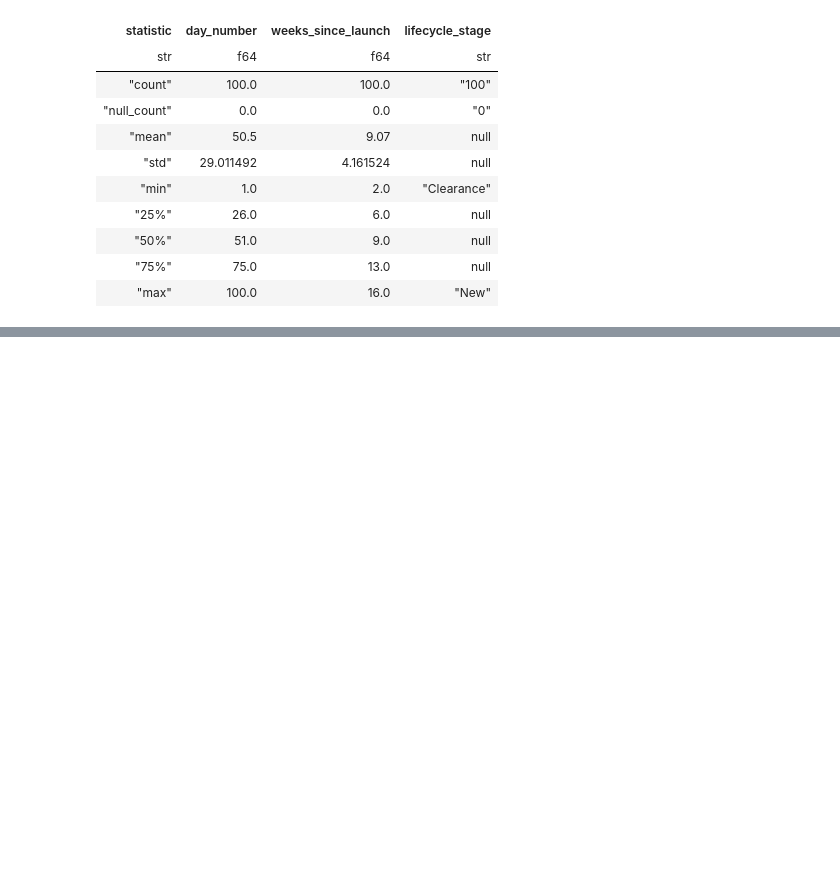
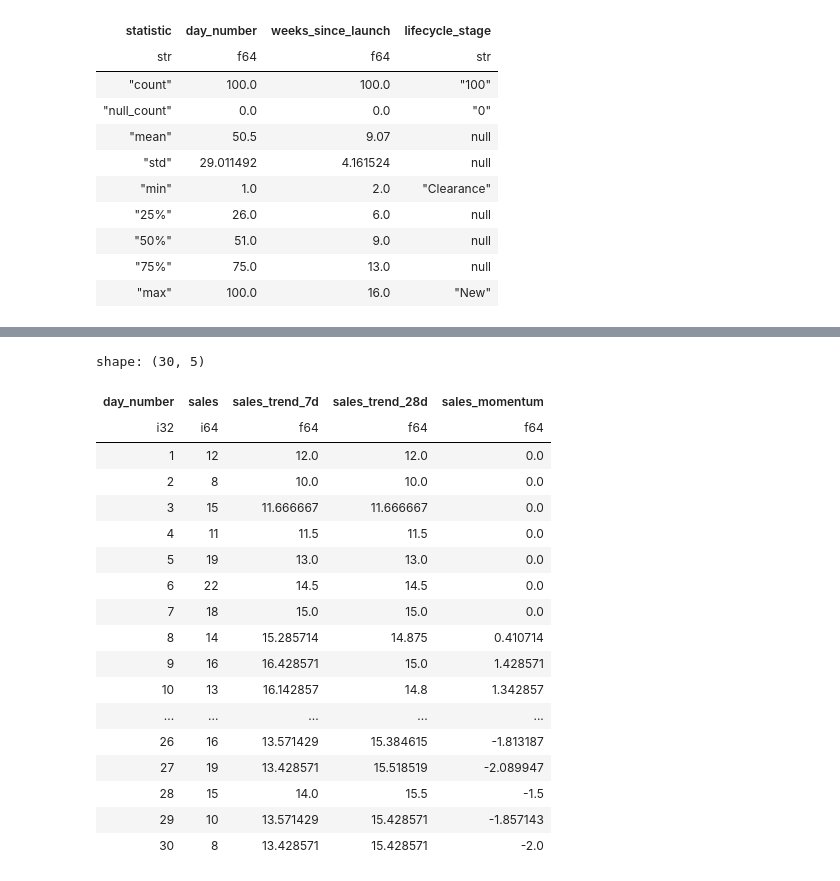
Before and after one commit to dany-stefan/jesta_workspace, a Jupyter notebook: dany_stefan_ml_assessment/tmp_answers_part2.ipynb, the cells around one changed output, grey strips where cells are left out. Cells and saved outputs as stored; diff of their text form; code cells hidden in the pictures; blank space fills up the shorter version.

```diff
--- a/dany_stefan_ml_assessment/tmp_answers_part2.ipynb
+++ b/dany_stefan_ml_assessment/tmp_answers_part2.ipynb
@@ -543,0 +544,22 @@ SchemaError: invalid series dtype: expected `String`, got `date` for series with
+# %%
+df.select(["day_number", "sales", "sales_trend_7d", "sales_trend_28d", "sales_momentum"]).head(30)
+# %% [output]
+shape: (30, 5)
+| day_number | sales | sales_trend_7d | sales_trend_28d | sales_momentum |
+| i32 | i64 | f64 | f64 | f64 |
+| 1 | 12 | 12.0 | 12.0 | 0.0 |
+| 2 | 8 | 10.0 | 10.0 | 0.0 |
+| 3 | 15 | 11.666667 | 11.666667 | 0.0 |
+| 4 | 11 | 11.5 | 11.5 | 0.0 |
+| 5 | 19 | 13.0 | 13.0 | 0.0 |
+| 6 | 22 | 14.5 | 14.5 | 0.0 |
+| 7 | 18 | 15.0 | 15.0 | 0.0 |
+| 8 | 14 | 15.285714 | 14.875 | 0.410714 |
+| 9 | 16 | 16.428571 | 15.0 | 1.428571 |
+| 10 | 13 | 16.142857 | 14.8 | 1.342857 |
+| ... | ... | ... | ... | ... |
+| 26 | 16 | 13.571429 | 15.384615 | -1.813187 |
+| 27 | 19 | 13.428571 | 15.518519 | -2.089947 |
+| 28 | 15 | 14.0 | 15.5 | -1.5 |
+| 29 | 10 | 13.571429 | 15.428571 | -1.857143 |
+| 30 | 8 | 13.428571 | 15.428571 | -2.0 |
```
Also changed, not shown: parts of 19 cells of this notebook.
